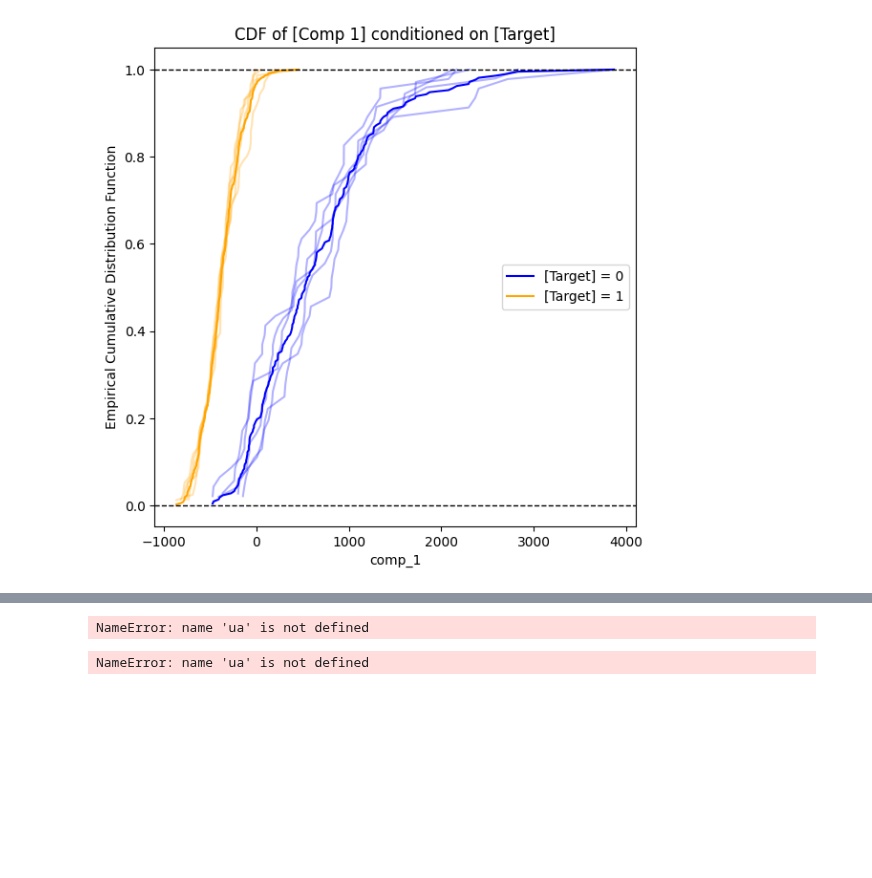
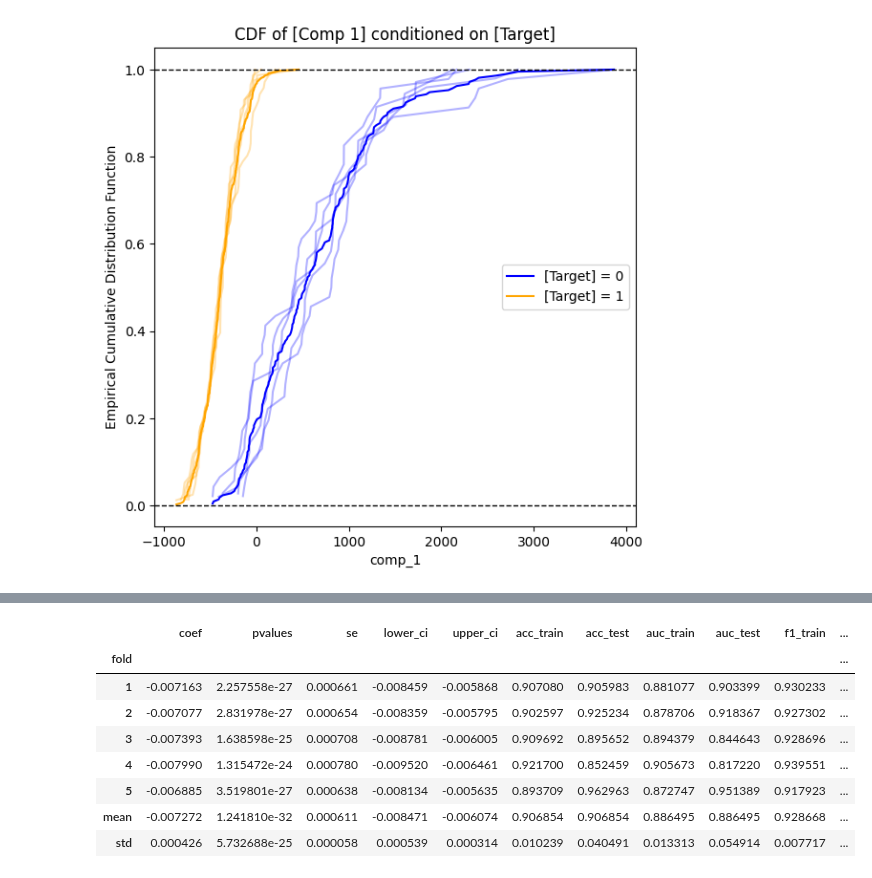
Before and after one commit to predictables/predictables, a Jupyter notebook: dev_univariate.ipynb, the cells around one changed output, grey strips where cells are left out. Drawn from its saved outputs; the diff is of its cells as text; code cells hidden in the pictures; blank space fills up the shorter version.

```diff
--- a/dev_univariate.ipynb
+++ b/dev_univariate.ipynb
@@ -261,8 +239,12 @@ TypeError: df must be a pandas or polars dataframe. Got <class 'NoneType'>.
 # %%
-ua.plot_cdf();
+ua.results
 # %% [output]
-NameError: name 'ua' is not defined
+|  | coef | pvalues | se | lower_ci | upper_ci | acc_train | acc_test | auc_train | auc_test | f1_train | ... |
+| fold |  |  |  |  |  |  |  |  |  |  | ... |
+| 1 | -0.007163 | 2.257558e-27 | 0.000661 | -0.008459 | -0.005868 | 0.907080 | 0.905983 | 0.881077 | 0.903399 | 0.930233 | ... |
+| 2 | -0.007077 | 2.831978e-27 | 0.000654 | -0.008359 | -0.005795 | 0.902597 | 0.925234 | 0.878706 | 0.918367 | 0.927302 | ... |
+| 3 | -0.007393 | 1.638598e-25 | 0.000708 | -0.008781 | -0.006005 | 0.909692 | 0.895652 | 0.894379 | 0.844643 | 0.928696 | ... |
+| 4 | -0.007990 | 1.315472e-24 | 0.000780 | -0.009520 | -0.006461 | 0.921700 | 0.852459 | 0.905673 | 0.817220 | 0.939551 | ... |
+| 5 | -0.006885 | 3.519801e-27 | 0.000638 | -0.008134 | -0.005635 | 0.893709 | 0.962963 | 0.872747 | 0.951389 | 0.917923 | ... |
+| mean | -0.007272 | 1.241810e-32 | 0.000611 | -0.008471 | -0.006074 | 0.906854 | 0.906854 | 0.886495 | 0.886495 | 0.928668 | ... |
+| std | 0.000426 | 5.732688e-25 | 0.000058 | 0.000539 | 0.000314 | 0.010239 | 0.040491 | 0.013313 | 0.054914 | 0.007717 | ... |
-# %%
-ua.plot_roc_curve();
-# %% [output]
-NameError: name 'ua' is not defined
```
Also changed, not shown: parts of 7 cells of this notebook, 7 other files.
